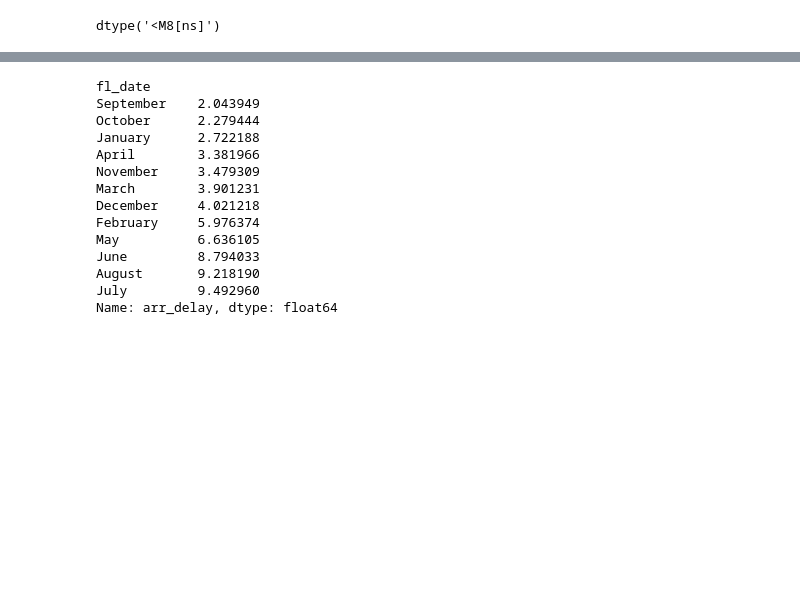
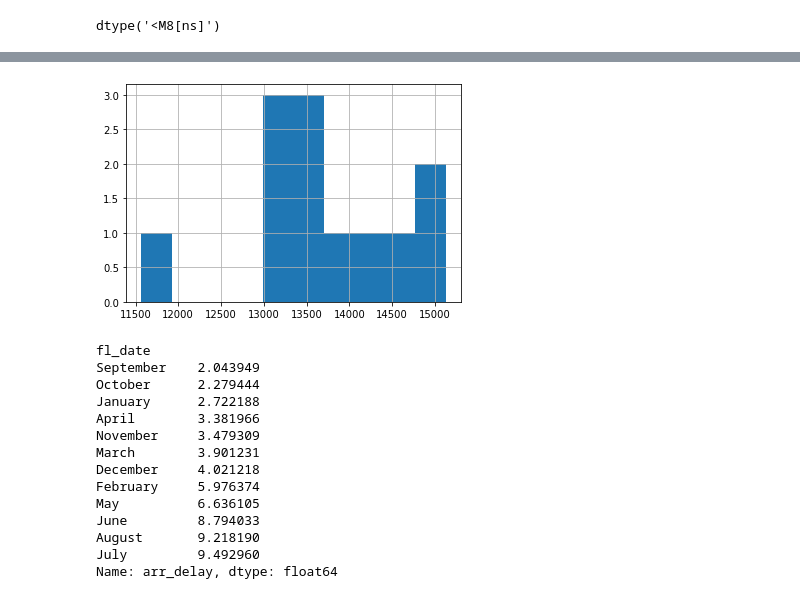
Before and after one commit to rileyjfournier/mid-term-project-I, a Jupyter notebook: James/exploratory_analysis.ipynb, the cells around one changed output, grey strips where cells are left out. Drawn from its saved outputs; the diff is of its cells as text; code cells hidden in the pictures; blank space fills up the shorter version.

```diff
--- a/James/exploratory_analysis.ipynb
+++ b/James/exploratory_analysis.ipynb
@@ -313,3 +274,8 @@ dtype('<M8[ns]')
+# %%
+# viewing distribution of flight volumes per month
+hist = flights.groupby(flights['fl_date'].dt.strftime('%B'))['fl_date'].count().hist()
+# %% [output]
+[figure, added]
 # %%
 # grouping delays by monthly average
 flights.groupby(flights['fl_date'].dt.strftime('%B'))['arr_delay'].mean().sort_values()
```
Also changed, not shown: parts of 48 cells of this notebook.
